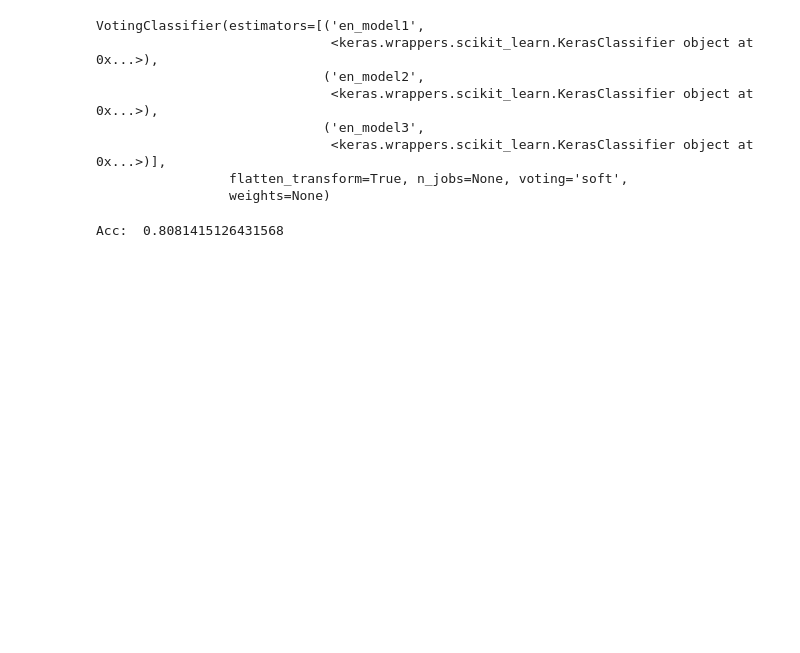
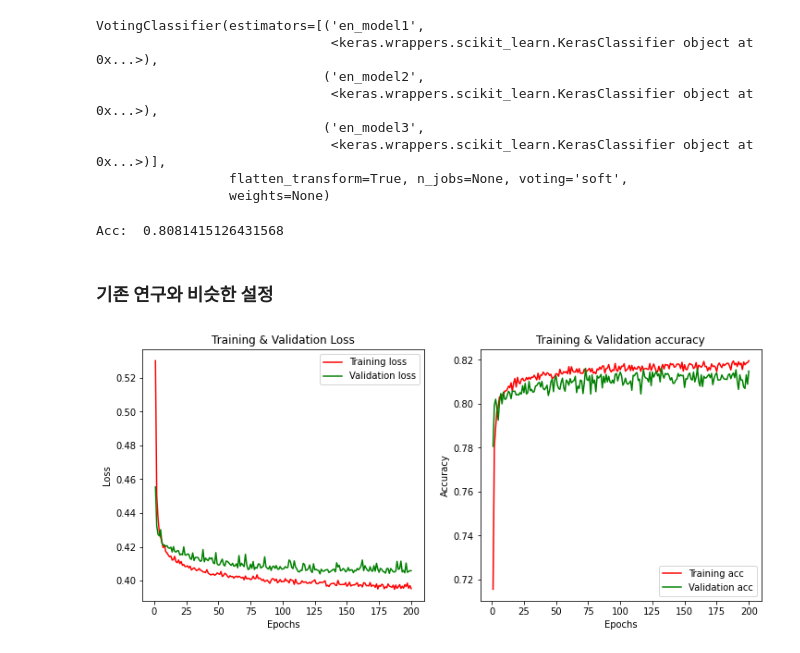
Before and after one commit to KimGriezmann/CAU_AI-SW_PE_Program, a Jupyter notebook: MLP_model/MLP_real_final.ipynb, the cells around one changed output. Cells and saved outputs as stored; diff of their text form; code cells hidden in the pictures; blank space fills up the shorter version.

```diff
--- a/MLP_model/MLP_real_final.ipynb
+++ b/MLP_model/MLP_real_final.ipynb
@@ -81,6 +81,8 @@ final_2018_2021
 ### **Multi layer Perceptron in Be the legend**
 # %%
 mlp_data = final_2018_2021.loc[:, ['name', 'day', 'start_member', 'vs_team', 'avg', 'slg', 'ops', 'avLI', 'RE24', 'WPA', 'home/away_avg_y', 'vs_ab', 'vs_hit', 'vs_avg', 'recent_5days_avg', 'recent_5games_avg', 'recent_10games_avg', 'success_10days', 'success_10games', 'result_y']]
+# %%
+mlp_data = final_2018_2021.loc[:, ['name', 'day', 'start_member', 'vs_team', 'avg', 'slg', 'ops', 'avLI', 'RE24', 'WPA', 'home/away_avg_y', 'vs_ab', 'vs_hit', 'vs_avg', 'result_y']]
 # %%
 mlp_data
 # %%
@@ -102,7 +103,7 @@ from sklearn.model_selection import train_test_split
 # %% [markdown]
 ### **Training data set / Test data set 분할**
 # %%
-mlp_train, mlp_test = train_test_split(mlp_data, test_size=0.3, random_state=50)
+mlp_train, mlp_test = train_test_split(mlp_data, test_size=0.2, random_state=50)
 # %%
 #현재 가지고 있는 모든 피쳐 사용
 
@@ -114,3 +123,11 @@ y_test = mlp_test.loc[:, ['result_y']]
+# %%
+#최근 지표에 홈원정 지표마저 제외한 것
+
+X_train = mlp_train.loc[:, ['avg', 'slg', 'ops', 'avLI', 'RE24', 'WPA']]
+y_train = mlp_train.loc[:, ['result_y']]
+
+X_test = mlp_test.loc[:, ['avg', 'slg', 'ops', 'avLI', 'RE24', 'WPA']]
+y_test = mlp_test.loc[:, ['result_y']]
 # %%
 X_train = X_train.to_numpy()
 y_train = y_train.to_numpy()
@@ -807,3 +824,5 @@ y_pred = ensemble_clf.predict(X_test)
 print('Acc: ', accuracy_score(y_pred, y_test))
 # %% [output]
 Acc:  0.8081415126431568
+# %% [markdown]
+### **기존 연구와 비슷한 설정**
@@ -809,0 +846,35 @@ Acc:  0.8081415126431568
+# %%
+model7 = original_feature()
+history = model7.fit(X_train, y_train, epochs = 200, validation_split=0.2, verbose = 0)
+history_dict = history.history
+# %%
+history_dict = history.history
+
+loss = history_dict['loss']
+val_loss = history_dict['val_loss']
+acc = history_dict['acc']
+val_acc = history_dict['val_acc']
+
+epochs = range(1, len(loss)+1)
+
+plt.figure(figsize=(12,5))
+
+plt.subplot(1, 2, 1)
+plt.plot(epochs, loss, 'red', label='Training loss')
+plt.plot(epochs, val_loss, 'green', label='Validation loss')
+plt.title('Training & Validation Loss')
+plt.xlabel('Epochs')
+plt.ylabel('Loss')
+plt.legend()
+
+plt.subplot(1, 2, 2)
+plt.plot(epochs, acc, 'red', label='Training acc')
+plt.plot(epochs, val_acc, 'green', label='Validation acc')
+plt.title('Training & Validation accuracy')
+plt.xlabel('Epochs')
+plt.ylabel('Accuracy')
+plt.legend()
+
+plt.show()
+# %% [output]
+[figure, added]
```
Also changed, not shown: parts of 4 cells of this notebook.
